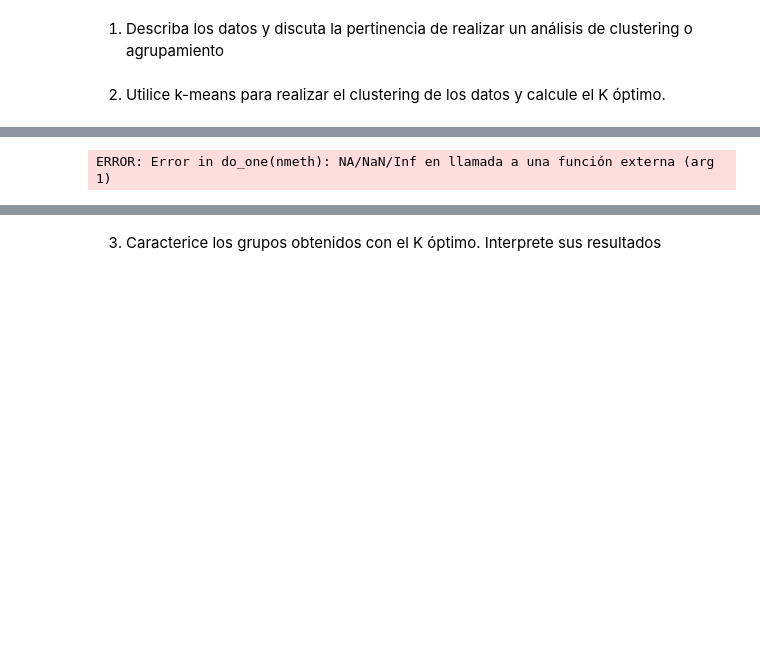
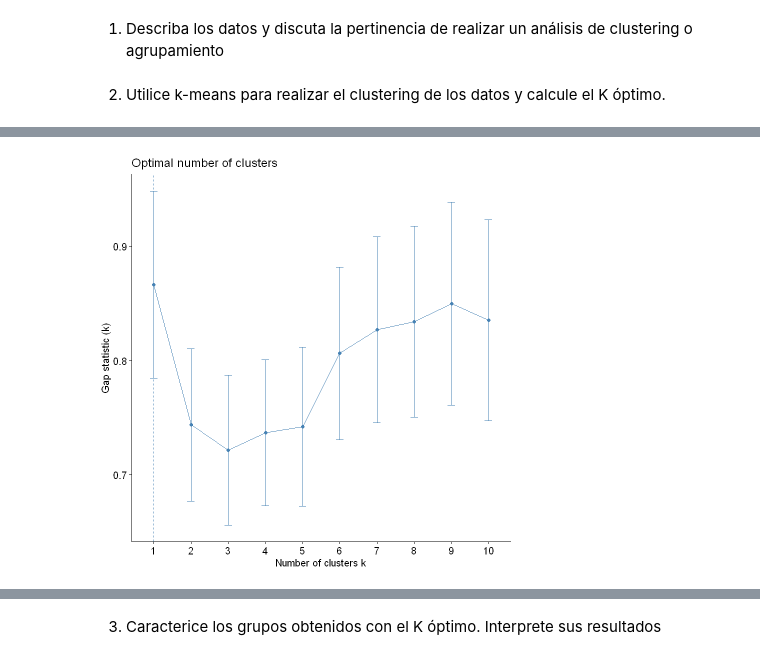
Before and after one commit to Nicol-Huaiquil/INFO257_PCA, a Jupyter notebook: Clustering/K-Means/Clustering_Notebook1.ipynb, the cells around one changed output, grey strips where cells are left out. Cells and saved outputs as stored; diff of their text form; code cells hidden in the pictures; blank space fills up the shorter version.

```diff
--- a/Clustering/K-Means/Clustering_Notebook1.ipynb
+++ b/Clustering/K-Means/Clustering_Notebook1.ipynb
@@ -222,7 +228,7 @@ A data.frame: 30 × 10
 # %%
 #Utiliza la heurística 3 para conocer el K óptimo
 #calculo de gap estadístico
-df <- data.frame(datosC)
+df <- data.frame(mi_lista)
 gap_stat <- clusGap(df,
                     FUN = kmeans,
                     nstart = 25,
@@ -238 +240 @@ Warning message in storage.mode(x) <- "double":
-ERROR: Error in do_one(nmeth): NA/NaN/Inf en llamada a una función externa (arg 1)
+[figure, added]
```
Also changed, not shown: parts of 12 cells of this notebook.
